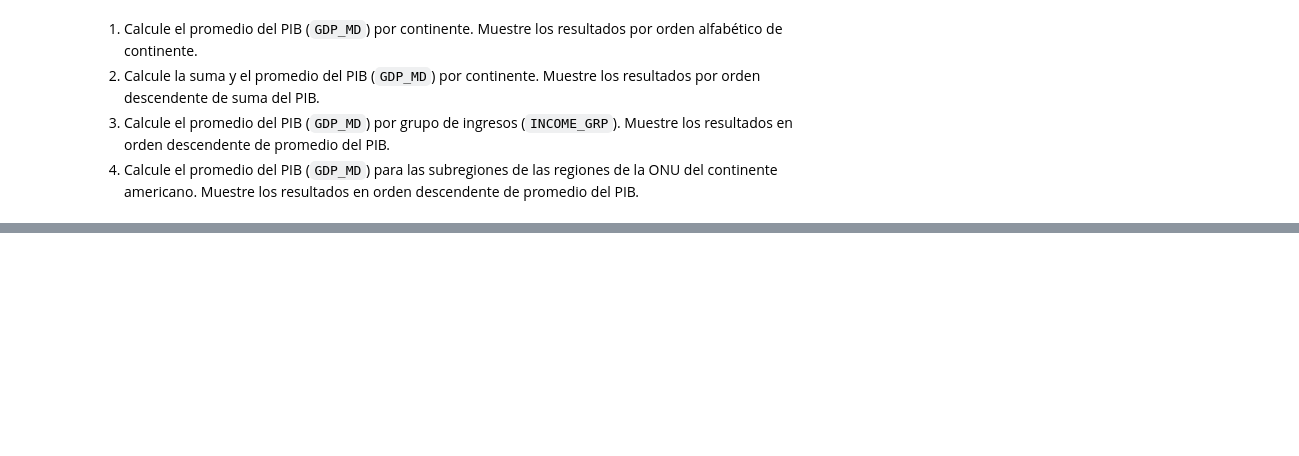
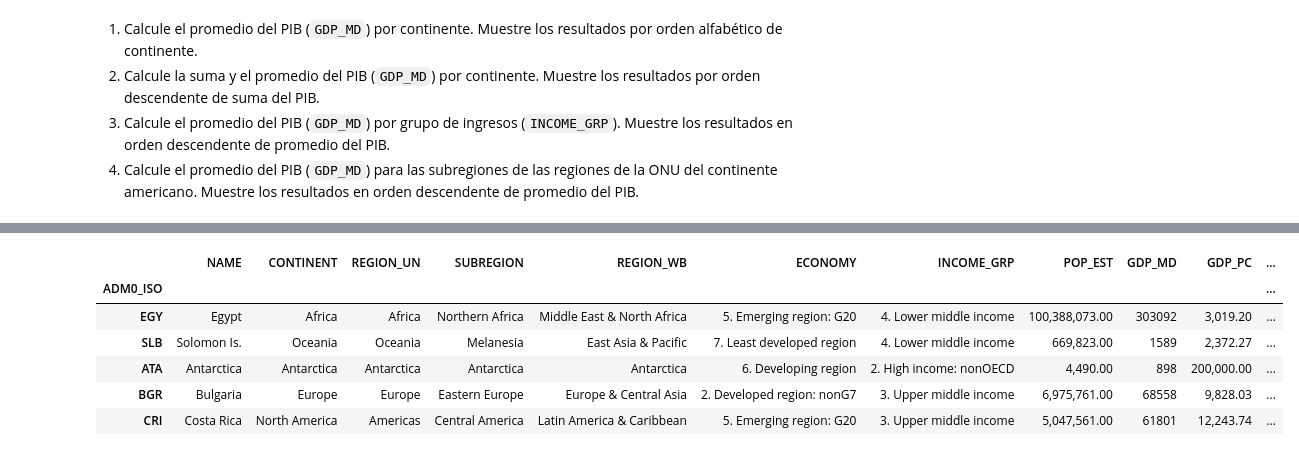
Before and after one commit to gf0657-programacionsig/2024-ii, a Jupyter notebook: _build/jupyter_execute/contenido/3/pandas.ipynb, the cells around one changed output, grey strips where cells are left out. Saved outputs shown, nothing was run; the diff lists cells and outputs as text; code cells hidden in the pictures; blank space fills up the shorter version.

Commit message:
Modificar contenido/3/pandas.ipynb - agregar secciones sobre unión y exportación

```diff
--- a/_build/jupyter_execute/contenido/3/pandas.ipynb
+++ b/_build/jupyter_execute/contenido/3/pandas.ipynb
@@ -753,0 +758,6 @@ memory usage: 28.5+ KB
+# %%
+# Carga de datos de esperanza de vida al nacer por país
+
+esperanza_vida = pd.read_csv(
+    "https://raw.githubusercontent.com/gf0657-programacionsig/2024-ii/refs/heads/main/datos/world-bank/paises-esperanza-vida.csv"
+)
@@ -753,0 +766,9 @@ memory usage: 28.5+ KB
+# %%
+# Reducción de columnas de esperanza_vida
+esperanza_vida = esperanza_vida[['Country Code', '2022']]
+
+# Se usa la columna 'Country Code' como índice
+esperanza_vida.set_index('Country Code', inplace=True)
+
+# Muestra de los datos
+esperanza_vida.sample(10)
@@ -753,0 +790,3 @@ memory usage: 28.5+ KB
+# %%
+# Unión de los dataframes paises y esperanza_vida
+paises = paises.join(esperanza_vida, how="left")
@@ -753,0 +797,15 @@ memory usage: 28.5+ KB
+# %%
+# Cambio de nombre de la nueva columna
+
+paises.rename(columns={'2022': 'LIFE_EXPECTANCY'}, inplace=True)
+# %%
+# Muestra aleatoria de 10 filas
+paises.sample(5)
+# %% [output]
+|  | NAME | CONTINENT | REGION_UN | SUBREGION | REGION_WB | ECONOMY | INCOME_GRP | POP_EST | GDP_MD | GDP_PC | ... |
+| ADM0_ISO |  |  |  |  |  |  |  |  |  |  | ... |
+| EGY | Egypt | Africa | Africa | Northern Africa | Middle East & North Africa | 5. Emerging region: G20 | 4. Lower middle income | 100,388,073.00 | 303092 | 3,019.20 | ... |
+| SLB | Solomon Is. | Oceania | Oceania | Melanesia | East Asia & Pacific | 7. Least developed region | 4. Lower middle income | 669,823.00 | 1589 | 2,372.27 | ... |
+| ATA | Antarctica | Antarctica | Antarctica | Antarctica | Antarctica | 6. Developing region | 2. High income: nonOECD | 4,490.00 | 898 | 200,000.00 | ... |
+| BGR | Bulgaria | Europe | Europe | Eastern Europe | Europe & Central Asia | 2. Developed region: nonG7 | 3. Upper middle income | 6,975,761.00 | 68558 | 9,828.03 | ... |
+| CRI | Costa Rica | North America | Americas | Central America | Latin America & Caribbean | 5. Emerging region: G20 | 3. Upper middle income | 5,047,561.00 | 61801 | 12,243.74 | ... |
```
Also changed, not shown: parts of 20 cells of this notebook, 33 other files.
